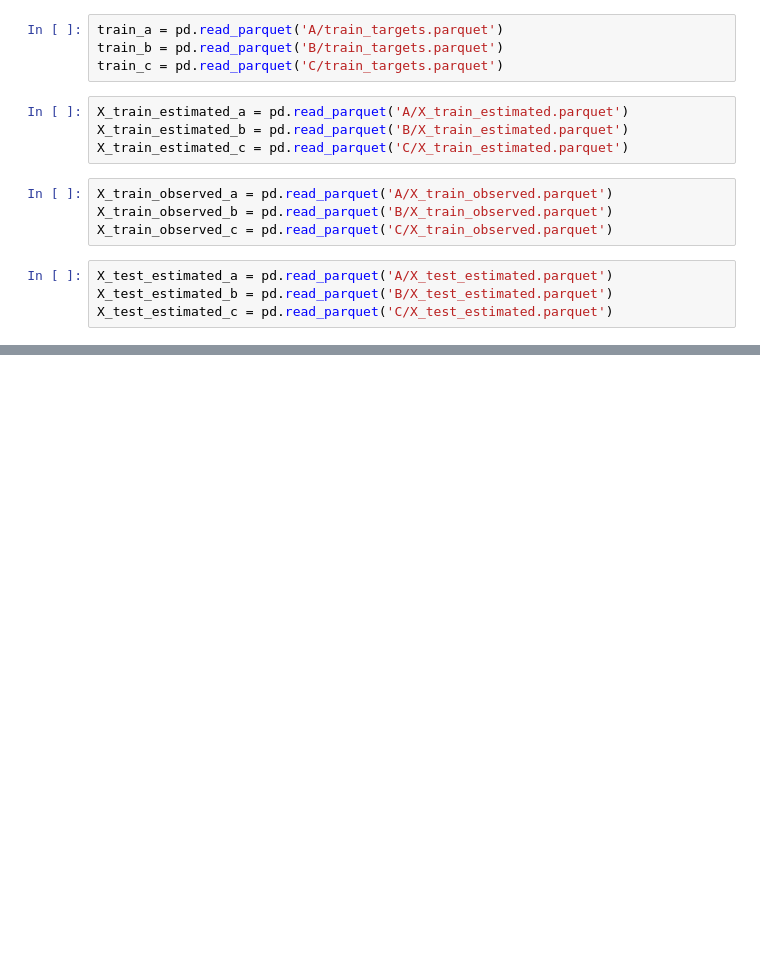
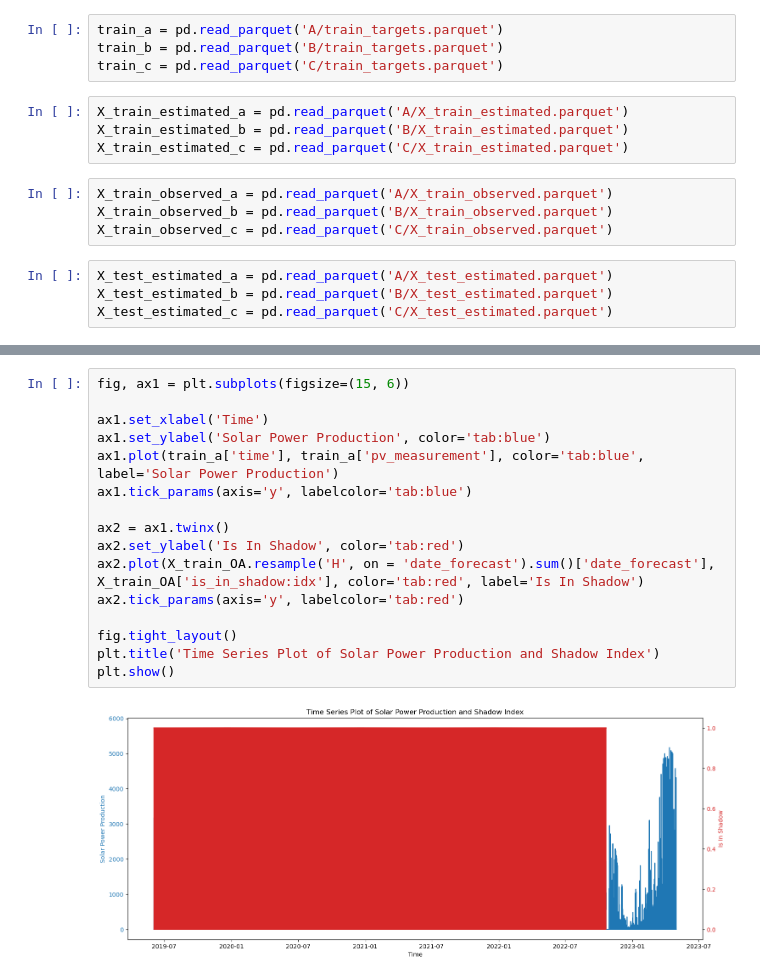
Before and after one commit to henningolweus/MLprosjekt, a Jupyter notebook: data/DataExploration.ipynb, the cells around one changed output, grey strips where cells are left out. Cells and saved outputs as stored; diff of their text form; blank space fills up the shorter version.

```diff
--- a/data/DataExploration.ipynb
+++ b/data/DataExploration.ipynb
@@ -71,0 +310,18 @@ moderately_relevant = ['ceiling_height_agl:m', 'cloud_base_agl:m', 'snow_depth:c
+# %%
+fig, ax1 = plt.subplots(figsize=(15, 6))
+
+ax1.set_xlabel('Time')
+ax1.set_ylabel('Solar Power Production', color='tab:blue')
+ax1.plot(train_a['time'], train_a['pv_measurement'], color='tab:blue', label='Solar Power Production')
+ax1.tick_params(axis='y', labelcolor='tab:blue')
+
+ax2 = ax1.twinx()
+ax2.set_ylabel('Is In Shadow', color='tab:red')
+ax2.plot(X_train_OA.resample('H', on = 'date_forecast').sum()['date_forecast'], X_train_OA['is_in_shadow:idx'], color='tab:red', label='Is In Shadow')
+ax2.tick_params(axis='y', labelcolor='tab:red')
+
+fig.tight_layout()
+plt.title('Time Series Plot of Solar Power Production and Shadow Index')
+plt.show()
+# %% [output]
+[figure, added]
```
Also changed, not shown: parts of 26 cells of this notebook, 3 other files.
